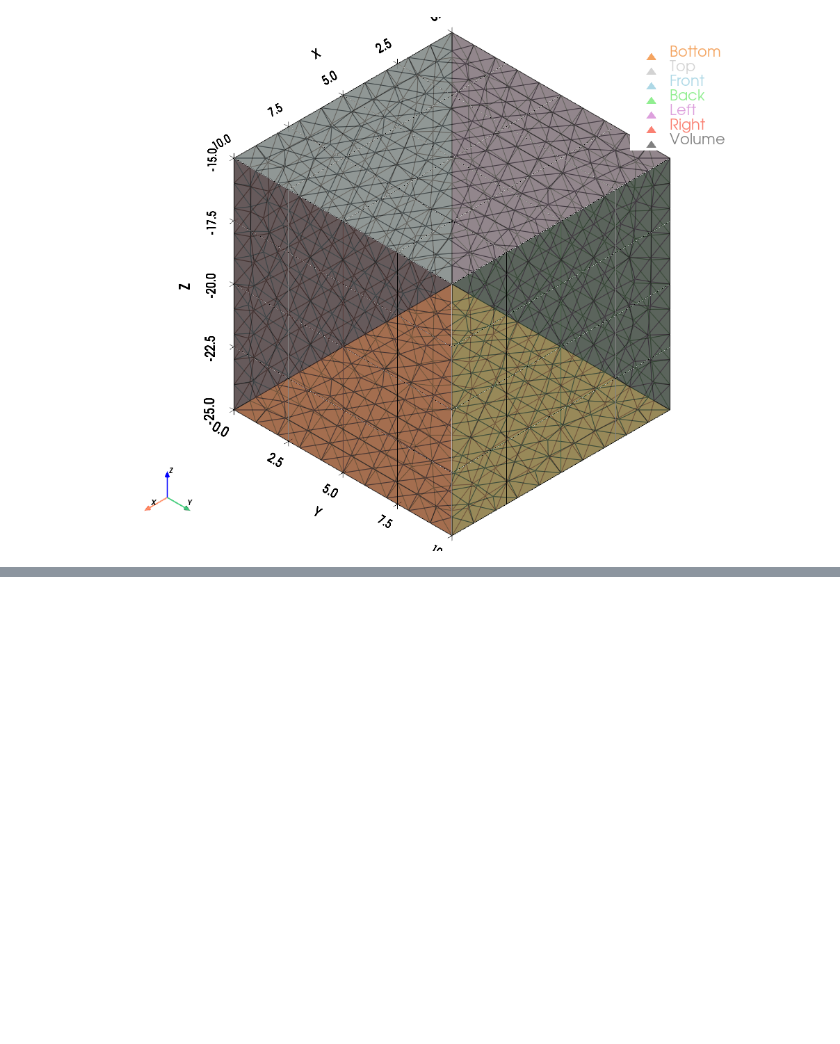
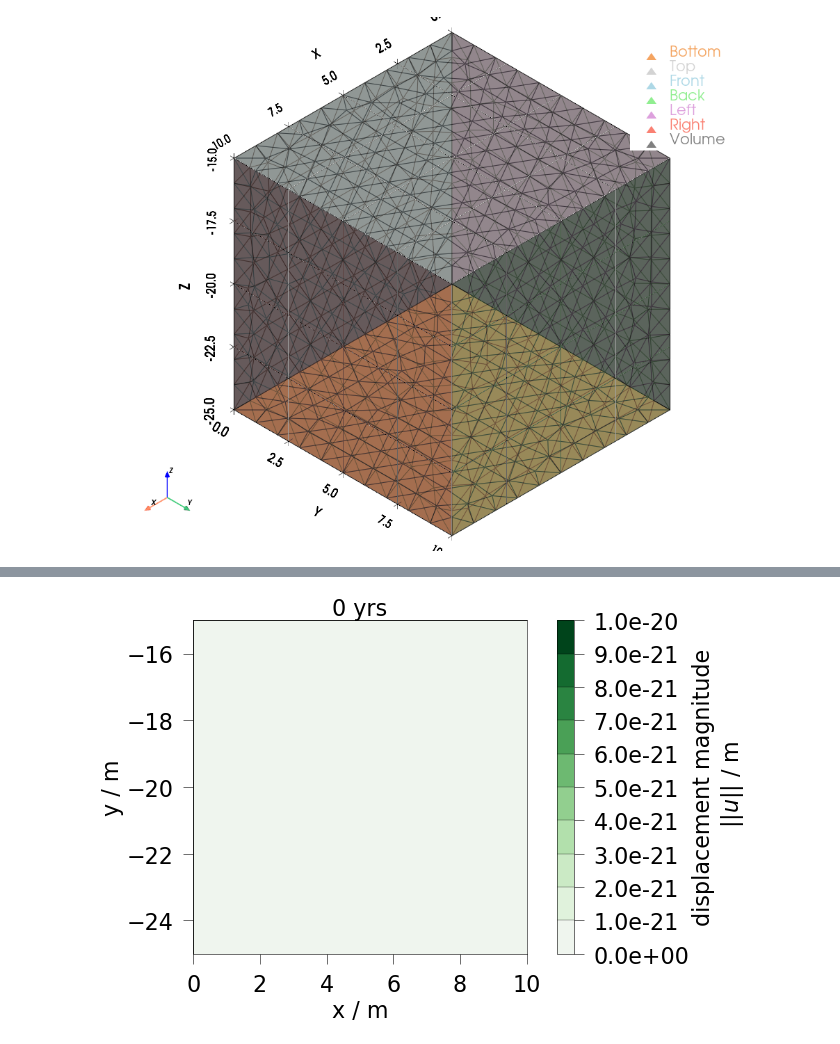
Before and after one commit to MostafaMollaali/Getting_started_OGS, a Jupyter notebook: Getting_started_OGS.ipynb, the cells around one changed output, grey strips where cells are left out. Saved outputs shown, nothing was run; the diff lists cells and outputs as text; code cells hidden in the pictures; blank space fills up the shorter version.

```diff
--- a/Getting_started_OGS.ipynb
+++ b/Getting_started_OGS.ipynb
@@ -177,0 +226,22 @@ plotter.show()
+# %%
+
+displacement = ot.variables.displacement
+timevalues = np.linspace(ms.timevalues[0], ms.timevalues[-1], num=11)
+ms = ot.MeshSeries.resample(ms, timevalues)
+
+ms_r = ms.transform(lambda mesh: mesh.clip("-x", [-1, 0, 0]))
+
+# create initial figure with fixed colorbar
+fig = ot.plot.contourf(ms_r[0], displacement, vmin=0, vmax=1e-20, dpi=50)
+fig.axes[0].set_title(f"{0} yrs", fontsize=32)
+
+
+def plot_contourf(timevalue: float, mesh: ot.Mesh) -> None:
+    fig.axes[0].clear()
+    ot.plot.contourf(mesh, displacement, ax=fig.axes[0], dpi=50)
+    fig.axes[0].set_title(f"{timevalue:.1f} yrs", fontsize=32)
+
+
+anim = ot.plot.animate(fig, plot_contourf, ms_r.timevalues, ms_r)
+# %% [output]
+[figure, added]
```
Also changed, not shown: parts of 10 cells of this notebook, 2 other files.
